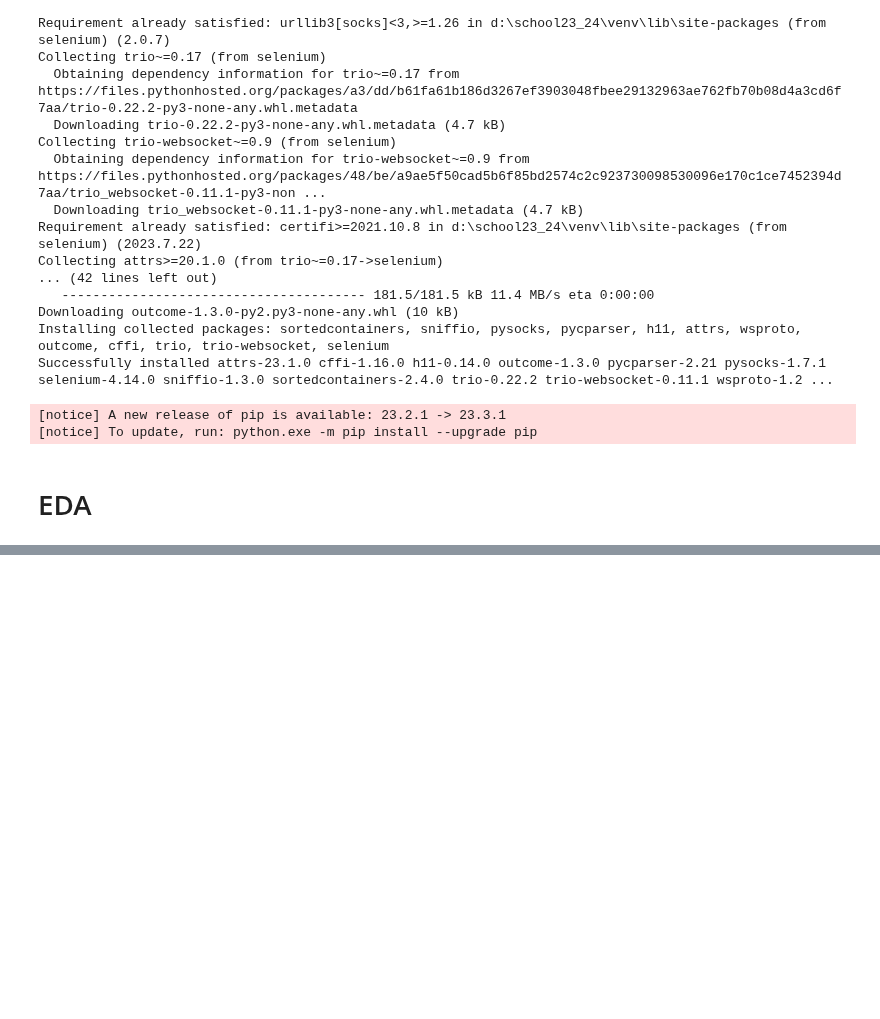
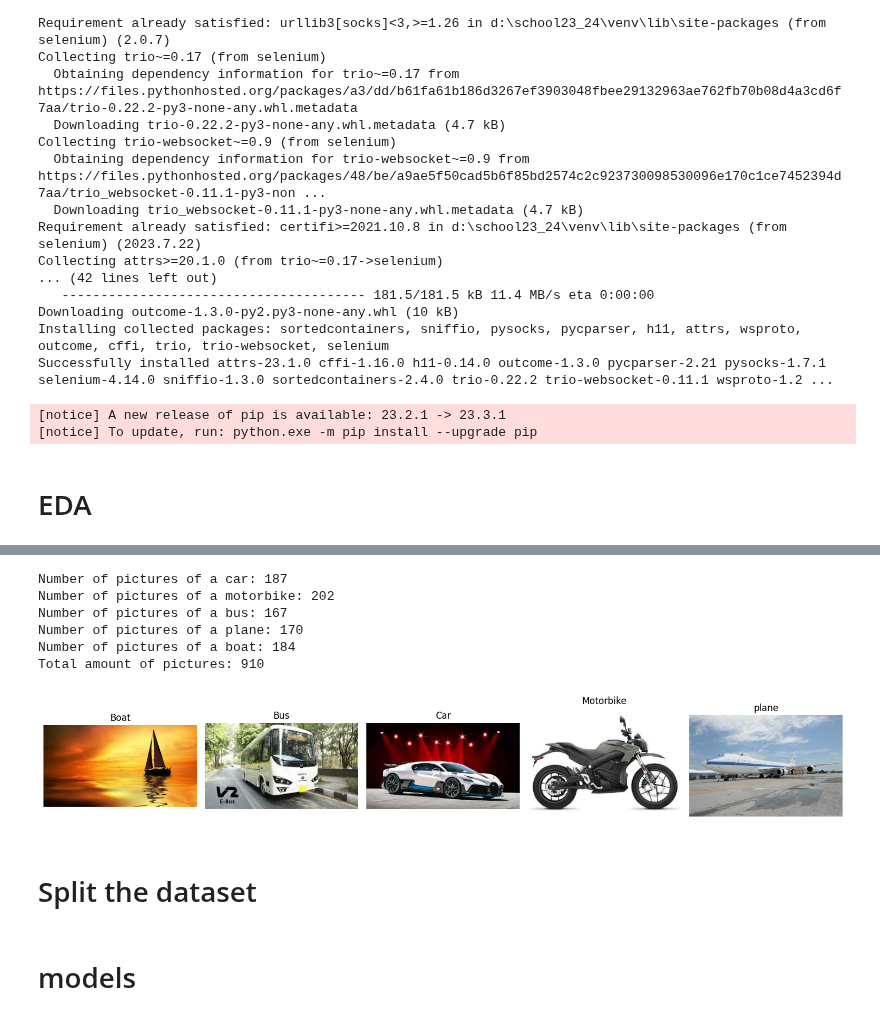
Before and after one commit to kieran31415/AI, a Jupyter notebook: Homework/Task3/Homework_Task3.ipynb, the cells around one changed output, grey strips where cells are left out. Cells and saved outputs as stored; diff of their text form; code cells hidden in the pictures; blank space fills up the shorter version.

Commit message:
more model

```diff
--- a/Homework/Task3/Homework_Task3.ipynb
+++ b/Homework/Task3/Homework_Task3.ipynb
@@ -163,0 +134,53 @@ Number of images with boat in the filename: 0
+# %%
+root_directory = "./data"
+def count_pictures(root_directory, vehicle):
+    counter = 0
+    for foldername, subfolders, filenames in os.walk(root_directory):
+        for filename in filenames:
+            if vehicle in filename:
+                counter += 1
+    return counter
+
+vehicles = ['car', 'motorbike', 'bus', 'plane', 'boat']
+total_count = 0
+for vehicle in vehicles:
+    count = count_pictures(root_directory, vehicle)
+    print(f"Number of pictures of a {vehicle}: {count}")
+    total_count += count
+    count = 0
+print(f"Total amount of pictures: {total_count}")
+# %% [output]
+Number of pictures of a car: 187
+Number of pictures of a motorbike: 202
+Number of pictures of a bus: 167
+Number of pictures of a plane: 170
+Number of pictures of a boat: 184
+Total amount of pictures: 910
+# %%
+image_data = [
+    {"path": "./data/testing_set/boat/boat.13.jpg", "title": "Boat"},
+    {"path": "./data/testing_set/bus/bus.2.jpg", "title": "Bus"},
+    {"path": "./data/testing_set/car/car.2.jpg", "title": "Car"},
+    {"path": "./data/testing_set/motorbike/motorbike.0.jpg", "title": "Motorbike"},
+    {"path": "./data/testing_set/plane/plane.26.jpg", "title": "plane"}
+]
+
+# Create a figure with a 1x5 grid of subplots
+fig, axes = plt.subplots(1, 5, figsize=(15, 3))
+
+# Loop through the image data and display each image with a title
+for i, image_info in enumerate(image_data):
+    img = mpimg.imread(image_info["path"])
+    axes[i].imshow(img)
+    axes[i].axis('off')  # Hide the axis (optional)
+    axes[i].set_title(image_info["title"])
+
+# Adjust spacing between subplots
+plt.tight_layout()
+
+# Show the figure
+plt.show()
+# %% [output]
+[figure, added]
+# %% [markdown]
+# Split the dataset
@@ -164,3 +212,5 @@ Number of images with boat in the filename: 0
+# %% [markdown]
+# models
 # %%
 
 train_val_datagen = ImageDataGenerator(validation_split=0.2,
```
Also changed, not shown: parts of 12 cells of this notebook, 2 other files.
